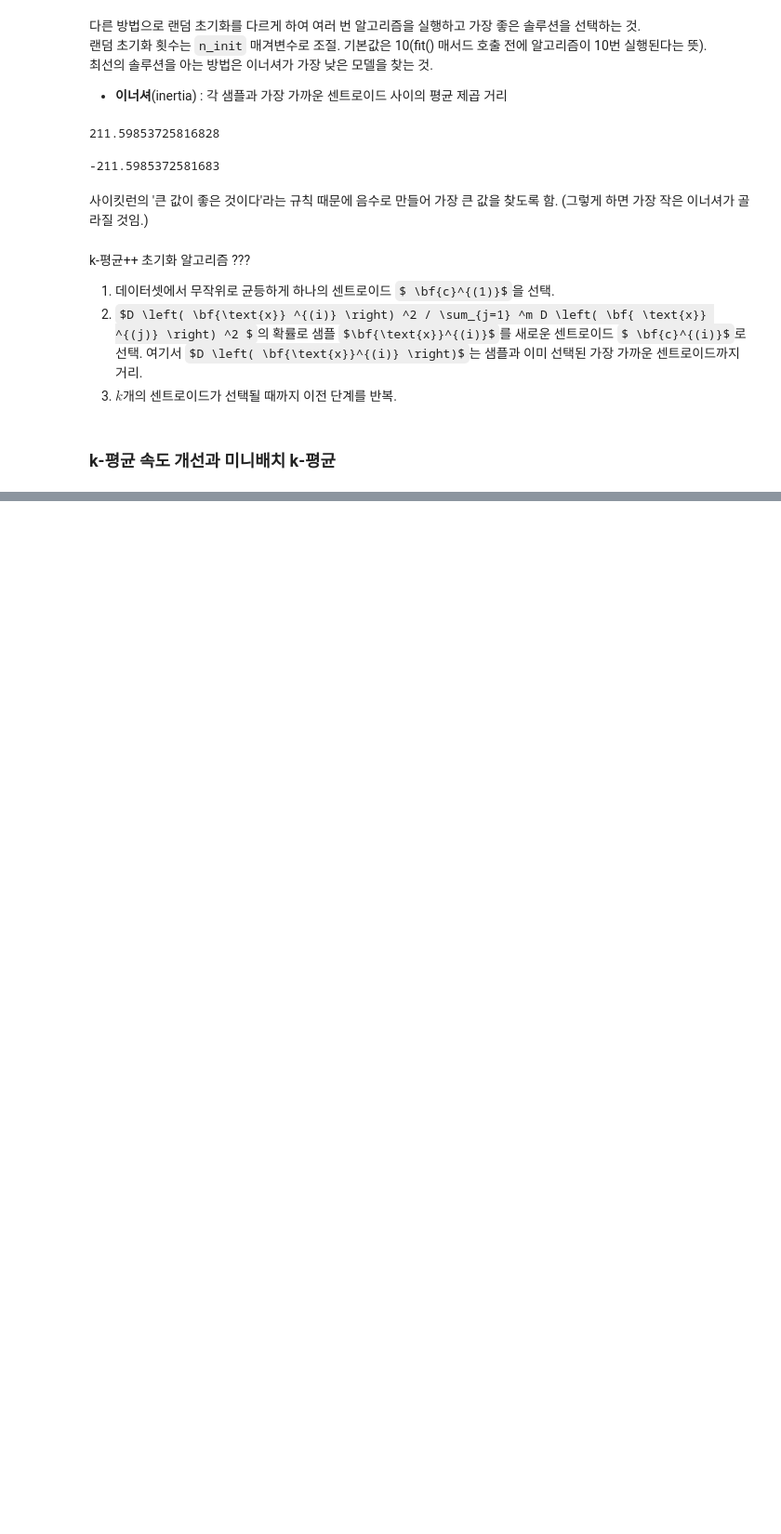
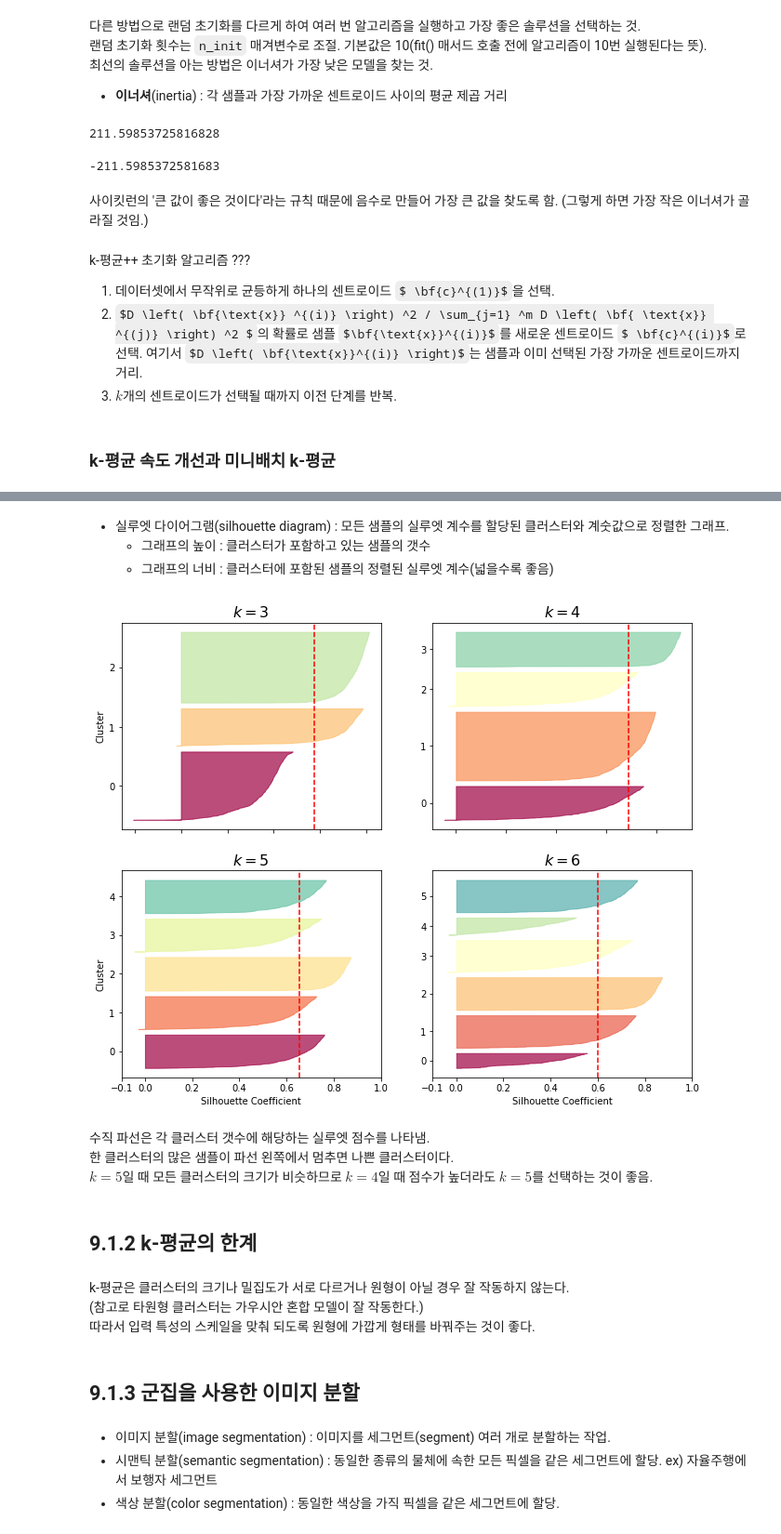
Before and after one commit to PinguKim9/2020_winter_HandsOnMachineLearning, a Jupyter notebook: Chapter 9 비지도 학습.ipynb, the cells around one changed output, grey strips where cells are left out. Shown at 93% size. Drawn from its saved outputs; the diff is of its cells as text; code cells hidden in the pictures; some formulas as TeX source; blank space fills up the shorter version.

```diff
--- a/Chapter 9 비지도 학습.ipynb
+++ b/Chapter 9 비지도 학습.ipynb
@@ -267,0 +363,62 @@ k-평균++ 초기화 알고리즘 ???
+# %% [markdown]
+- 실루엣 다이어그램(silhouette diagram) : 모든 샘플의 실루엣 계수를 할당된 클러스터와 계숫값으로 정렬한 그래프.
+    - 그래프의 높이 : 클러스터가 포함하고 있는 샘플의 갯수
+    - 그래프의 너비 : 클러스터에 포함된 샘플의 정렬된 실루엣 계수(넓을수록 좋음)
+# %%
+from sklearn.metrics import silhouette_samples
+from matplotlib.ticker import FixedLocator, FixedFormatter
+
+plt.figure(figsize=(11, 9))
+
+for k in (3, 4, 5, 6):
+    plt.subplot(2, 2, k - 2)
+
+    y_pred = kmeans_per_k[k - 1].labels_
+    silhouette_coefficients = silhouette_samples(X, y_pred)
+
+    padding = len(X) // 30
+    pos = padding
+    ticks = []
+    for i in range(k):
+        coeffs = silhouette_coefficients[y_pred == i]
+        coeffs.sort()
+
+        color = mpl.cm.Spectral(i / k)
+        plt.fill_betweenx(np.arange(pos, pos + len(coeffs)), 0, coeffs,
+                          facecolor=color, edgecolor=color, alpha=0.7)
+        ticks.append(pos + len(coeffs) // 2)
+        pos += len(coeffs) + padding
+
+    plt.gca().yaxis.set_major_locator(FixedLocator(ticks))
+    plt.gca().yaxis.set_major_formatter(FixedFormatter(range(k)))
+    if k in (3, 5):
+        plt.ylabel("Cluster")
+
+    if k in (5, 6):
+        plt.gca().set_xticks([-0.1, 0, 0.2, 0.4, 0.6, 0.8, 1])
+        plt.xlabel("Silhouette Coefficient")
+    else:
+        plt.tick_params(labelbottom=False)
+
+    plt.axvline(x=silhouette_scores[k - 2], color="red", linestyle="--")
+    plt.title("$k={}$".format(k), fontsize=16)
+
+plt.show()
+# %% [output]
+[figure, added]
+# %% [markdown]
+수직 파선은 각 클러스터 갯수에 해당하는 실루엣 점수를 나타냄. <br/>
+한 클러스터의 많은 샘플이 파선 왼쪽에서 멈추면 나쁜 클러스터이다. <br/>
+$k=5$일 때 모든 클러스터의 크기가 비슷하므로 $k=4$일 때 점수가 높더라도 $k=5$를 선택하는 것이 좋음.
+# %% [markdown]
+## 9.1.2 k-평균의 한계
+# %% [markdown]
+k-평균은 클러스터의 크기나 밀집도가 서로 다르거나 원형이 아닐 경우 잘 작동하지 않는다. <br/>
+(참고로 타원형 클러스터는 가우시안 혼합 모델이 잘 작동한다.) <br/>
+따라서 입력 특성의 스케일을 맞춰 되도록 원형에 가깝게 형태를 바꿔주는 것이 좋다.
+# %% [markdown]
+## 9.1.3 군집을 사용한 이미지 분할
+# %% [markdown]
+- 이미지 분할(image segmentation) : 이미지를 세그먼트(segment) 여러 개로 분할하는 작업.
+- 시맨틱 분할(semantic segmentation) : 동일한 종류의 물체에 속한 모든 픽셀을 같은 세그먼트에 할당. ex) 자율주행에서 보행자 세그먼트
+- 색상 분할(color segmentation) : 동일한 색상을 가직 픽셀을 같은 세그먼트에 할당.
```
Also changed, not shown: parts of 68 cells of this notebook.
